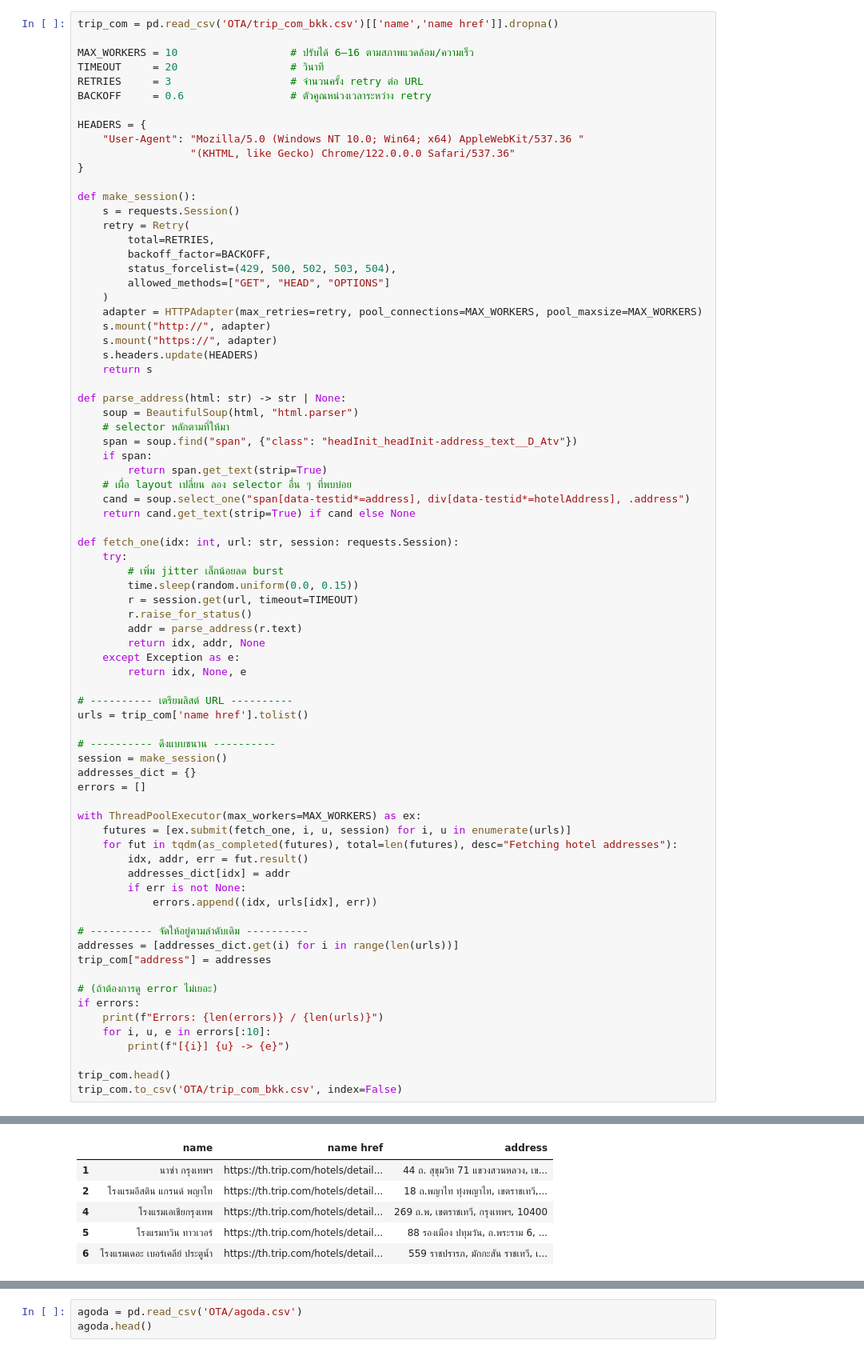
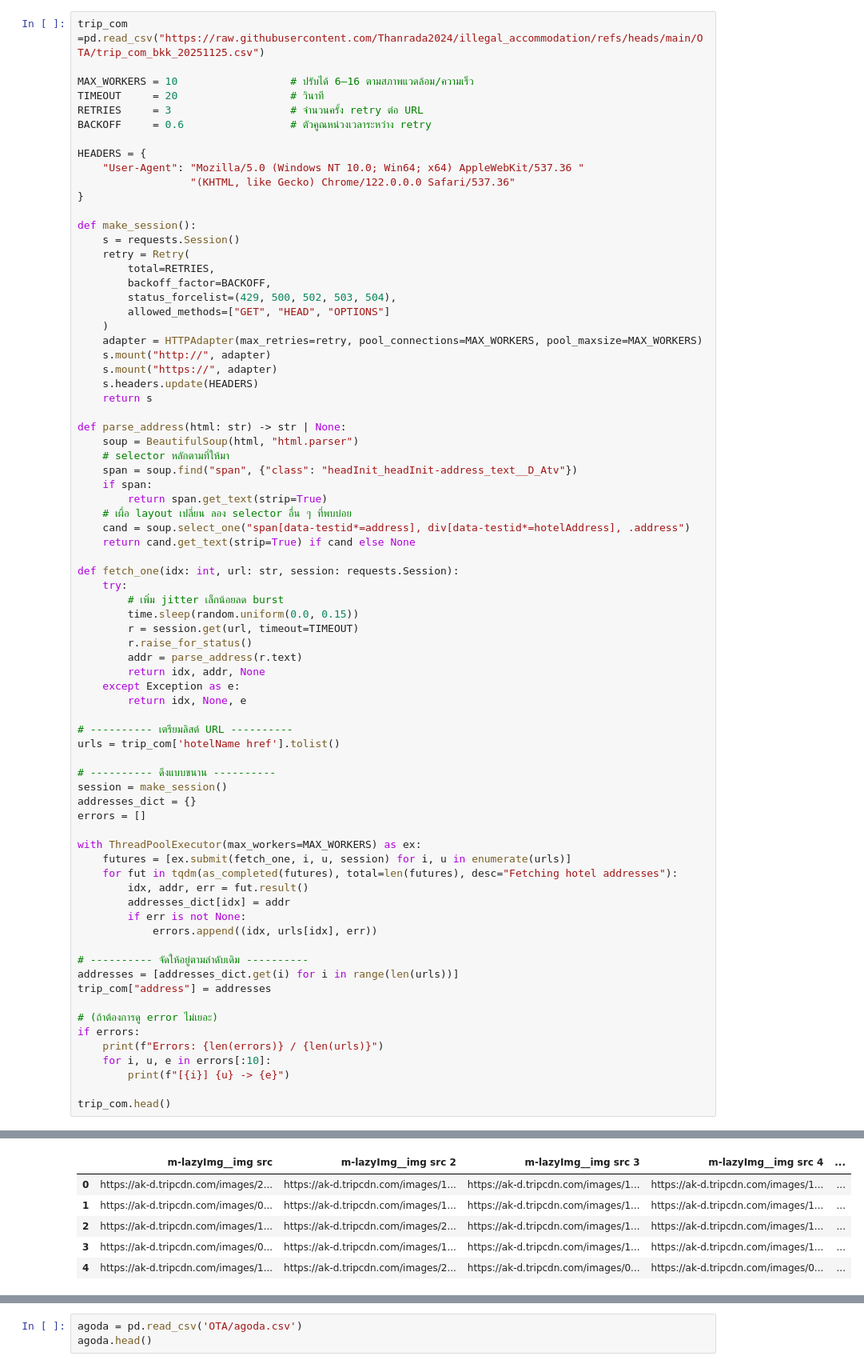
Before and after one commit to Thanrada2024/illegal_accommodation, a Jupyter notebook: location_trip_com.ipynb, the cells around one changed output, grey strips where cells are left out. Shown at 80% size. Drawn from its saved outputs; the diff is of its cells as text.

```diff
--- a/location_trip_com.ipynb
+++ b/location_trip_com.ipynb
@@ -13,5 +15,5 @@ import pandas as pd
 # %%
-trip_com = pd.read_csv('OTA/trip_com_bkk.csv')[['name','name href']].dropna()
+trip_com =pd.read_csv("https://raw.githubusercontent.com/Thanrada2024/illegal_accommodation/refs/heads/main/OTA/trip_com_bkk_20251125.csv")
 
 MAX_WORKERS = 10                  # ปรับได้ 6–16 ตามสภาพแวดล้อม/ความเร็ว
 TIMEOUT     = 20                  # วินาที
@@ -59,7 +61,7 @@ def fetch_one(idx: int, url: str, session: requests.Session):
         return idx, None, e
 
 # ---------- เตรียมลิสต์ URL ----------
-urls = trip_com['name href'].tolist()
+urls = trip_com['hotelName href'].tolist()
 
 # ---------- ดึงแบบขนาน ----------
 session = make_session()
@@ -85,5 +87,4 @@ if errors:
         print(f"[{i}] {u} -> {e}")
 
 trip_com.head()
-trip_com.to_csv('OTA/trip_com_bkk.csv', index=False)
 # %% [output]
@@ -90,6 +102,6 @@ trip_com.to_csv('OTA/trip_com_bkk.csv', index=False)
-|  | name | name href | address |
-| 1 | นาซ่า กรุงเทพฯ | https://th.trip.com/hotels/detail... | 44 ถ. สุขุมวิท 71 แขวงสวนหลวง, เข... |
-| 2 | โรงแรมอีสติน แกรนด์ พญาไท | https://th.trip.com/hotels/detail... | 18 ถ.พญาไท ทุ่งพญาไท, เขตราชเทวี,... |
-| 4 | โรงแรมเอเชียกรุงเทพ | https://th.trip.com/hotels/detail... | 269 ถ.พ, เขตราชเทวี, กรุงเทพฯ, 10400 |
-| 5 | โรงแรมทวิน ทาวเวอร์ | https://th.trip.com/hotels/detail... | 88 รองเมือง ปทุมวัน, ถ.พระราม 6, ... |
-| 6 | โรงแรมเดอะ เบอร์เคลีย์ ประตูน้ำ | https://th.trip.com/hotels/detail... | 559 ราชปรารภ, มักกะสัน ราชเทวี, เ... |
+|  | m-lazyImg__img src | m-lazyImg__img src 2 | m-lazyImg__img src 3 | m-lazyImg__img src 4 | ... |
+| 0 | https://ak-d.tripcdn.com/images/2... | https://ak-d.tripcdn.com/images/1... | https://ak-d.tripcdn.com/images/1... | https://ak-d.tripcdn.com/images/1... | ... |
+| 1 | https://ak-d.tripcdn.com/images/0... | https://ak-d.tripcdn.com/images/1... | https://ak-d.tripcdn.com/images/1... | https://ak-d.tripcdn.com/images/1... | ... |
+| 2 | https://ak-d.tripcdn.com/images/1... | https://ak-d.tripcdn.com/images/2... | https://ak-d.tripcdn.com/images/1... | https://ak-d.tripcdn.com/images/1... | ... |
+| 3 | https://ak-d.tripcdn.com/images/0... | https://ak-d.tripcdn.com/images/1... | https://ak-d.tripcdn.com/images/1... | https://ak-d.tripcdn.com/images/1... | ... |
+| 4 | https://ak-d.tripcdn.com/images/1... | https://ak-d.tripcdn.com/images/2... | https://ak-d.tripcdn.com/images/0... | https://ak-d.tripcdn.com/images/0... | ... |
```
Also changed, not shown: parts of 6 cells of this notebook.
